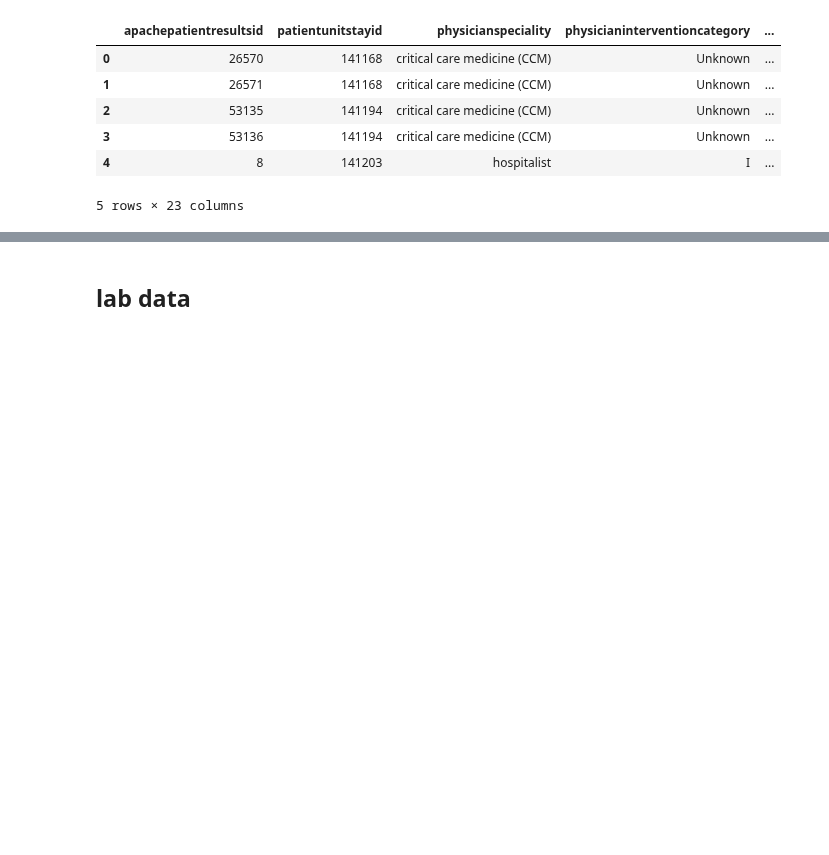
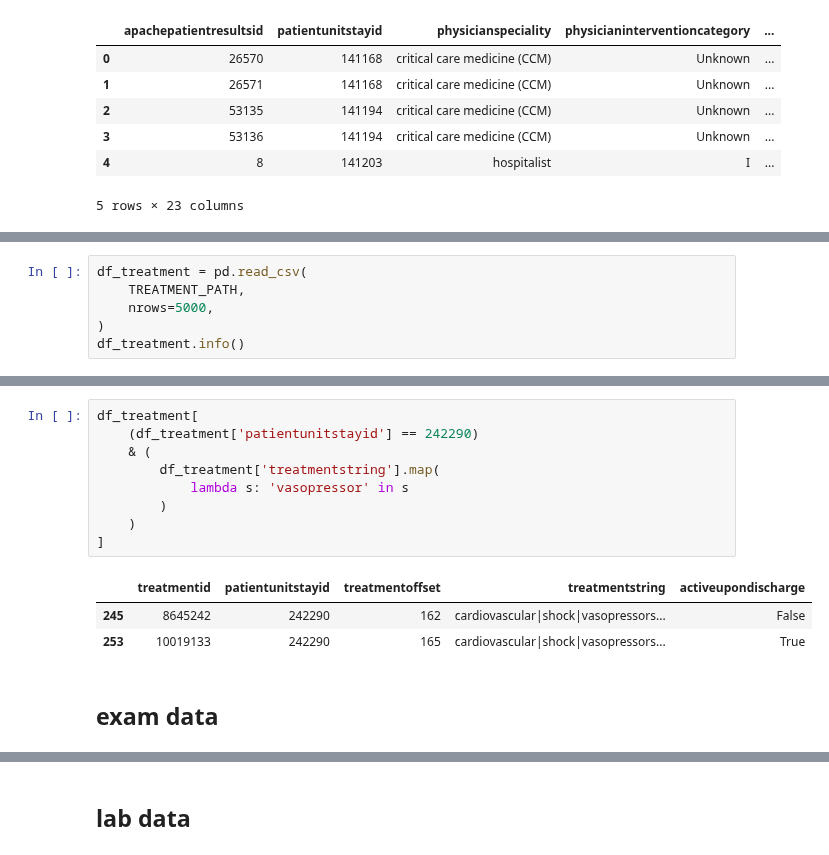
Before and after one commit to zEuler1027/ML_PICS, a Jupyter notebook: stretch.ipynb, the cells around one changed output, grey strips where cells are left out. Saved outputs shown, nothing was run; the diff lists cells and outputs as text; blank space fills up the shorter version.

```diff
--- a/stretch.ipynb
+++ b/stretch.ipynb
@@ -22,0 +25,6 @@ df_patient_result.head()
+# %%
+df_treatment = pd.read_csv(
+    TREATMENT_PATH,
+    nrows=5000,
+)
+df_treatment.info()
@@ -22,0 +44,15 @@ df_patient_result.head()
+# %%
+df_treatment[
+    (df_treatment['patientunitstayid'] == 242290)
+    & (
+        df_treatment['treatmentstring'].map(
+            lambda s: 'vasopressor' in s
+        )
+    )
+]
+# %% [output]
+|  | treatmentid | patientunitstayid | treatmentoffset | treatmentstring | activeupondischarge |
+| 245 | 8645242 | 242290 | 162 | cardiovascular|shock|vasopressors... | False |
+| 253 | 10019133 | 242290 | 165 | cardiovascular|shock|vasopressors... | True |
+# %% [markdown]
+## exam data
```
Also changed, not shown: parts of 11 cells of this notebook, 10 other files.
